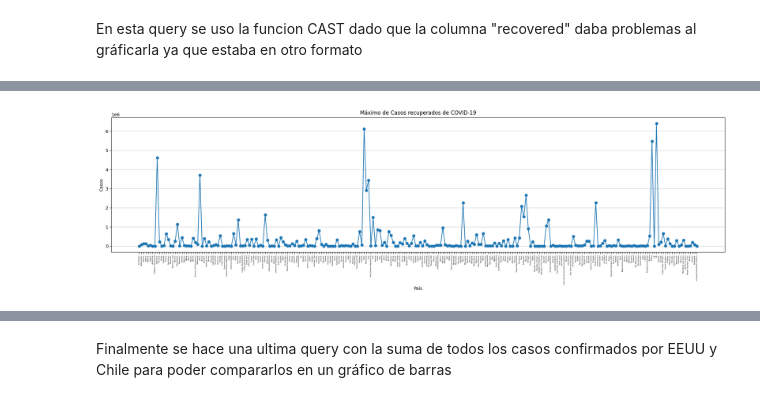
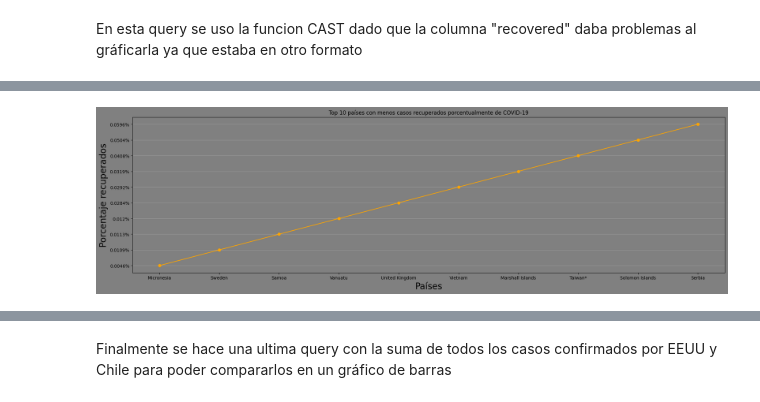
Before and after one commit to NicolasFredes/Prueba_1-main, a Jupyter notebook: Untitled-1.ipynb, the cells around one changed output, grey strips where cells are left out. Cells and saved outputs as stored; diff of their text form; code cells hidden in the pictures.

```diff
--- a/Untitled-1.ipynb
+++ b/Untitled-1.ipynb
@@ -147,3 +147,20 @@ plt.show()
 [figure]
 # %% [markdown]
 En esta query se uso la funcion CAST dado que la columna "recovered" daba problemas al gráficarla ya que estaba en otro formato
+# %%
+query = """
+    SELECT country_region, recovered, confirmed,
+           CONCAT(ROUND((CAST(recovered AS FLOAT64) / confirmed) * 100, 4), '%') AS porcentaje_recuperados
+    FROM (
+        SELECT country_region,
+               SUM(CAST(recovered AS INT64)) AS recovered,
+               SUM(confirmed) AS confirmed
+        FROM `bigquery-public-data.covid19_jhu_csse.summary`
+        GROUP BY country_region
+        HAVING recovered > 0  -- Excluir los casos donde recovered sea 0
+    )
+    ORDER BY porcentaje_recuperados ASC
+    LIMIT 10
+"""
+rows = client.query(query).to_dataframe()
+print(rows)
@@ -150,2 +179,23 @@ En esta query se uso la funcion CAST dado que la columna "recovered" daba proble
+# %%
+rows = rows.dropna()
+paises = rows['country_region'].tolist()
+recuperados = rows['porcentaje_recuperados'].tolist()
+# %%
+fig, ax = plt.subplots(figsize=(20, 6))
+
+fig.patch.set_facecolor('grey')
+ax.set_facecolor('grey')
+
+ax.plot(paises, recuperados, marker='o', linestyle='-', color='orange')
+ax.set_title('Top 10 países con menos casos recuperados porcentualmente de COVID-19')
+ax.set_xlabel('Países', fontsize=20)
+ax.set_ylabel('Porcentaje recuperados', fontsize=20)
+ax.tick_params(axis='x', labelsize=10)
+ax.tick_params(axis='y', labelsize=10)
+ax.grid(True, axis='y', linestyle='-', linewidth=0.5)
+plt.tight_layout()
+plt.show()
+# %% [output]
+[figure, added]
 # %%
 query = """
@@ -165,12 +213,0 @@ recuperados = rows['max_recovered'].tolist()
-# %%
-plt.figure(figsize=(20, 6))
-plt.plot(paises, recuperados, marker='o', linestyle='-')
-plt.title('Máximo de Casos recuperados de COVID-19')
-plt.xlabel('País')
-plt.ylabel('Casos')
-plt.xticks(rotation=90, fontsize=4)
-plt.grid(True, axis='y', linestyle='-', linewidth=0.5)
-plt.tight_layout()
-plt.show()
-# %% [output]
-[figure, removed]
```
Also changed, not shown: parts of 10 cells of this notebook.
